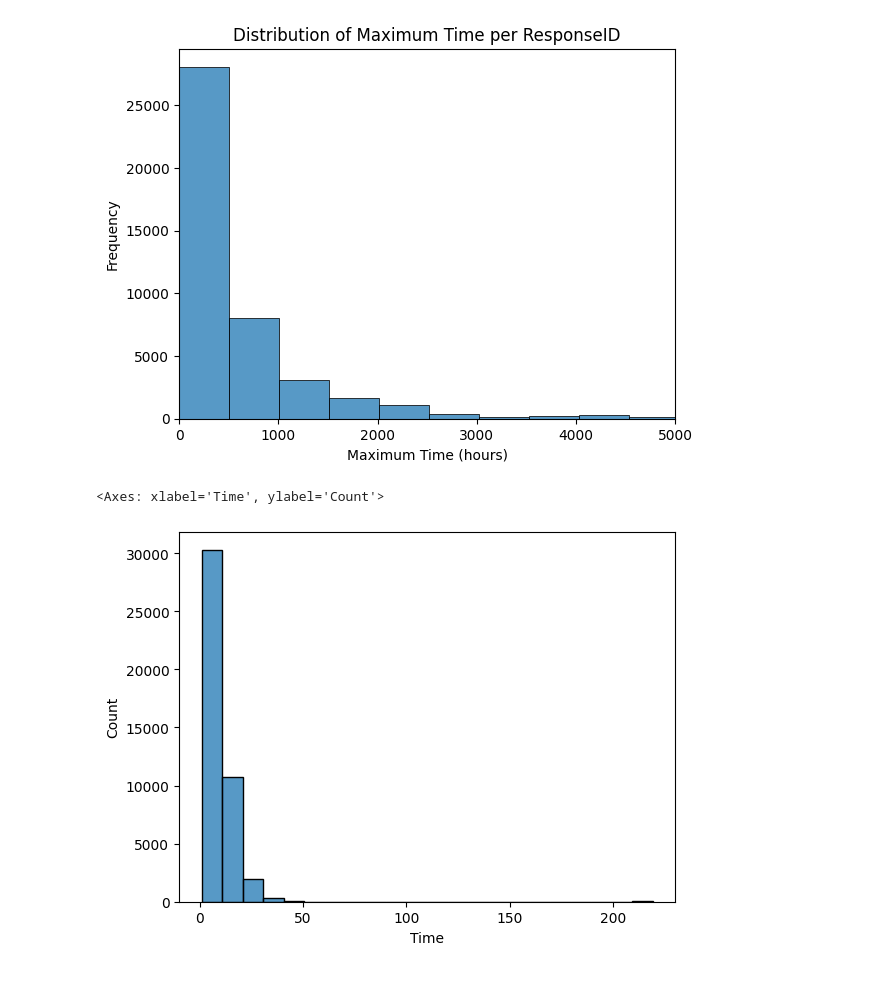
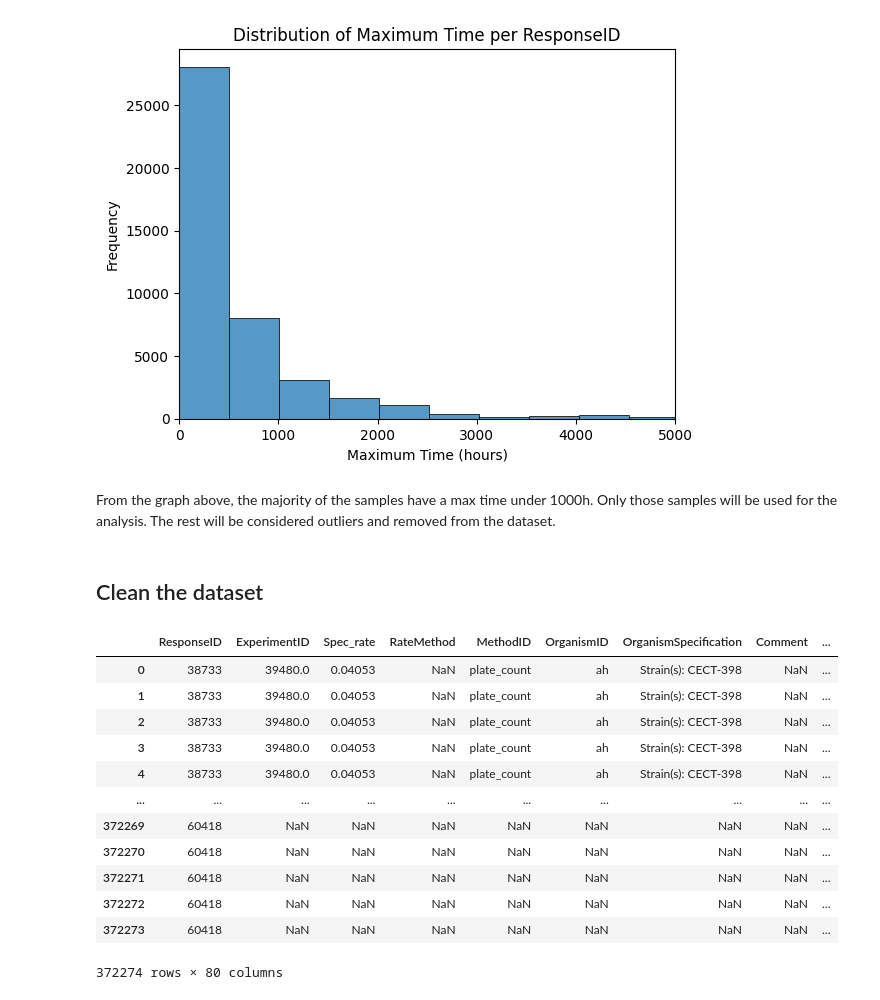
Before and after one commit to lulutinee/safer_food, a Jupyter notebook: notebooks/safer-food.ipynb, the cells around one changed output. Drawn from its saved outputs; the diff is of its cells as text; code cells hidden in the pictures.

```diff
--- a/notebooks/safer-food.ipynb
+++ b/notebooks/safer-food.ipynb
@@ -8,0 +23,22 @@ Import data and join tables
+# %%
+def remove_data_points(df, time_threshold=1000):
+    # If we want to remove data points where the maximum time exceeds a certain treshold
+    max_time = df.groupby('ResponseID', as_index=False).max('Time')
+    include = max_time.loc[max_time['Time'] <= time_threshold]['ResponseID'].tolist()
+    filtered_df = df[df['ResponseID'].isin(include)]
+
+    return filtered_df
+# %%
+def merge_data(responses, experiments, experiment_conditions, source, response_properties, logcs):
+    # Pivot ExperimentConditions table to have one row per ExperimentID before the merge
+    experiment_conditions_pivot = experiment_conditions.pivot_table(index='ExperimentID', columns='ConditionID', values='Value').reset_index()
+    experiment_conditions_pivot.fillna(0.101325, inplace=True)
+    experiment_conditions_pivot.fillna(0, inplace=True)
+
+    # Merge the tables to create a single DataFrame for analysis. Will join data based on the logcs table
+    data = responses.merge(experiments, left_on='ExperimentID', right_on='ID', how='left').drop(columns=['ID_y']).rename(columns={'ID_x': 'ResponseID'})
+    data = data.merge(experiment_conditions_pivot, on='ExperimentID', how='left')
+    data = data.merge(response_properties, on='ResponseID', how='left').rename(columns={'Value_x': 'ResponseValue', 'Value_y': 'ResponsePropertiesValue'})
+    data = data.merge(logcs, on='ResponseID', how='right')
+
+    return data
@@ -86,5 +94,26 @@ Text(0, 0.5, 'Frequency')
-# %%
-sns.histplot(test1, binwidth=10)
-# %% [output]
-<Axes: xlabel='Time', ylabel='Count'>
-[figure, removed]
+# %% [markdown]
+From the graph above, the majority of the samples have a max time under 1000h.
+Only those samples will be used for the analysis. The rest will be considered
+outliers and removed from the dataset.
+# %% [markdown]
+## Clean the dataset
+# %%
+conditions, experiment_conditions, experiments, logcs, properties, response_properties, responses, source = import_data()
+# %%
+data_merged = merge_data(responses, experiments, experiment_conditions, source, response_properties, remove_data_points(logcs, time_threshold=1000))
+# %%
+data_merged
+# %% [output]
+|  | ResponseID | ExperimentID | Spec_rate | RateMethod | MethodID | OrganismID | OrganismSpecification | Comment | ... |
+| 0 | 38733 | 39480.0 | 0.04053 | NaN | plate_count | ah | Strain(s): CECT-398 | NaN | ... |
+| 1 | 38733 | 39480.0 | 0.04053 | NaN | plate_count | ah | Strain(s): CECT-398 | NaN | ... |
+| 2 | 38733 | 39480.0 | 0.04053 | NaN | plate_count | ah | Strain(s): CECT-398 | NaN | ... |
+| 3 | 38733 | 39480.0 | 0.04053 | NaN | plate_count | ah | Strain(s): CECT-398 | NaN | ... |
+| 4 | 38733 | 39480.0 | 0.04053 | NaN | plate_count | ah | Strain(s): CECT-398 | NaN | ... |
+| ... | ... | ... | ... | ... | ... | ... | ... | ... | ... |
+| 372269 | 60418 | NaN | NaN | NaN | NaN | NaN | NaN | NaN | ... |
+| 372270 | 60418 | NaN | NaN | NaN | NaN | NaN | NaN | NaN | ... |
+| 372271 | 60418 | NaN | NaN | NaN | NaN | NaN | NaN | NaN | ... |
+| 372272 | 60418 | NaN | NaN | NaN | NaN | NaN | NaN | NaN | ... |
+| 372273 | 60418 | NaN | NaN | NaN | NaN | NaN | NaN | NaN | ... |
+372274 rows × 80 columns
```
Also changed, not shown: parts of 23 cells of this notebook.
